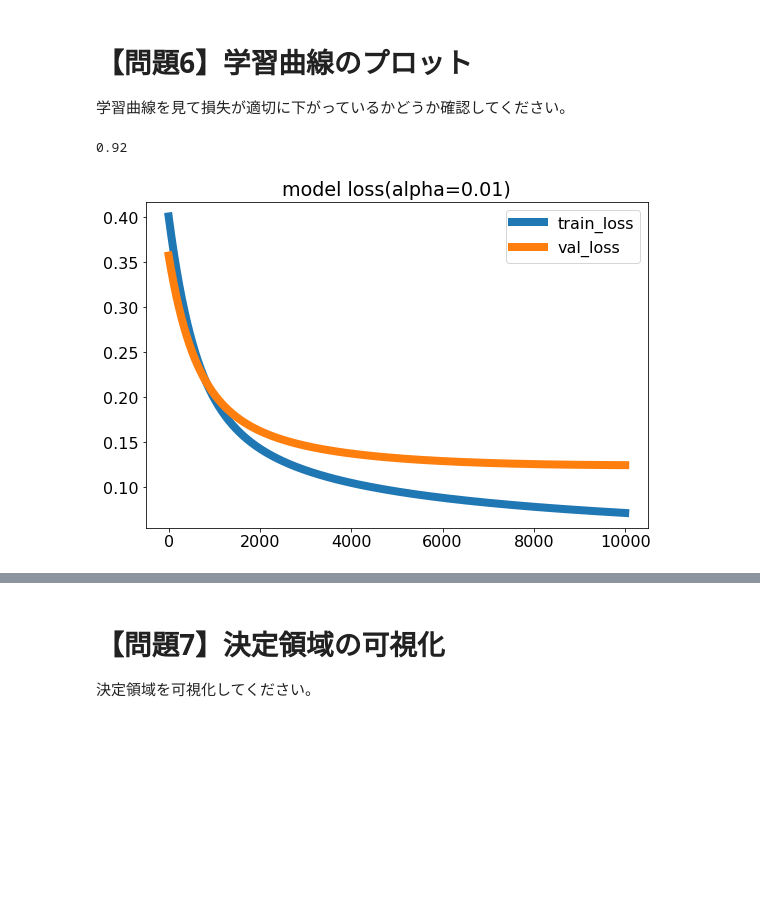
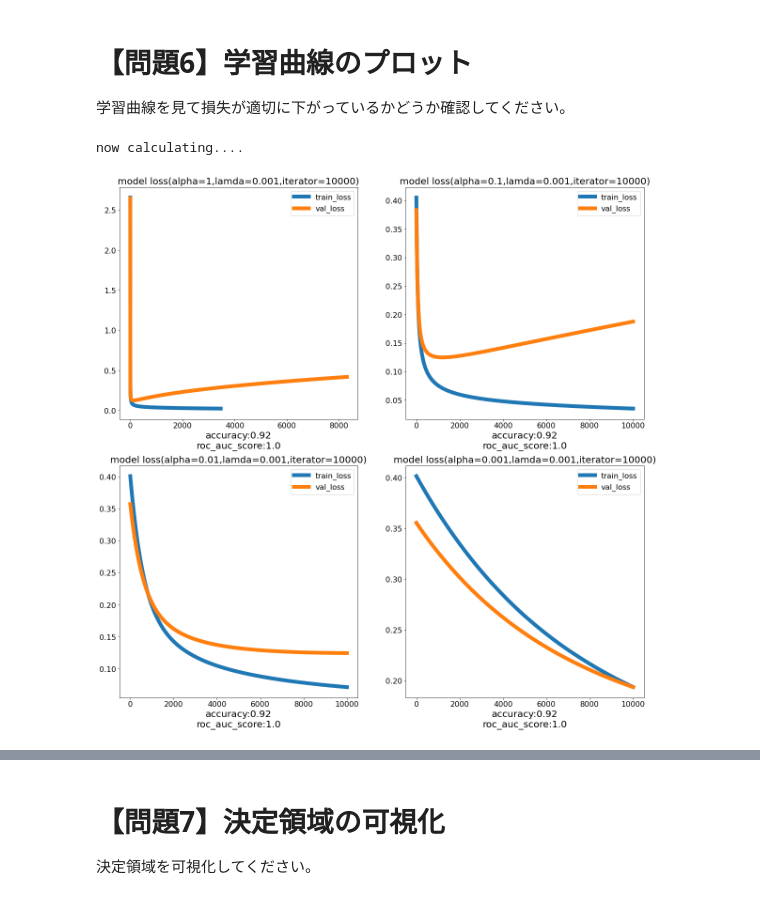
Before and after one commit to Go-to-Ray/diveintocode-ml-1, a Jupyter notebook: term1/scratch_logistic_regression.ipynb, the cells around one changed output, grey strips where cells are left out. Cells and saved outputs as stored; diff of their text form; code cells hidden in the pictures; blank space fills up the shorter version.

Commit message:
scratch_logistic_regression

```diff
--- a/term1/scratch_logistic_regression.ipynb
+++ b/term1/scratch_logistic_regression.ipynb
@@ -191,7 +192,7 @@ class ScratchLogisticRegression():
       検証データに対する損失の記録
 
     """
-    def __init__(self,num_iter=10000,lam=1e-3,lr=1e-2,bias=True, verbose=False,name="empty"):
+    def __init__(self,num_iter=1000,lam=1e-3,lr=1e-2,bias=True, verbose=False,name="empty"):
         # ハイパーパラメータを属性として記録
         self.iter = num_iter
         self.lr = lr
@@ -264,10 +265,12 @@ class ScratchLogisticRegression():
                     print("精度（平均2乗誤差）:{}\n".format(MSE(self.predict(self.X_val),self.y_val)))
         else:  #検証データが入力されない場合
             error = self._gradient_descent(self.X)
-            self.loss[0] =  loss_func(self.predict(self.X),y)
+            self.loss[0] = loss_func(self.predict(self.X),y,self.theta,self.lam)
+            self.val_loss[0] = loss_func(self.predict(self.X_val),y_val,self.theta,self.lam)
             for i in range(self.iter-1):
                 error = self._gradient_descent(self.X,error)
-                self.loss[i+1] = loss_func(self.predict(self.X),y)
+                self.loss[i+1] = loss_func(self.predict_proba(self.X),self.y,self.theta,self.lam)
+                self.val_loss[i+1] = loss_func(self.predict_proba(self.X_val),self.y_val,self.theta,self.lam)
                 if self.verbose:
                     #verboseをTrueにした際は学習過程を出力
                     print("{}回目".format(i+1))
@@ -507,20 +509,32 @@ accuracy_score(y_test,y_pred)
 # %% [markdown]
 # 【問題6】学習曲線のプロット
 学習曲線を見て損失が適切に下がっているかどうか確認してください。
-# %%
-slr_plot = ScratchLogisticRegression(lr = 1e-2)
-slr_plot.fit(x_train,y_train,x_test,y_test)
-y_pred = slr_plot.predict(x_test)
-y_pred_proba = slr.predict_proba(x_test)
-accuracy_score(y_test,y_pred)
-# %% [output]
-0.92
 # %%
-fig,ax = plt.subplots(1,1,figsize=(9,6))
-ax.set_title("model loss(alpha={})".format(slr_plot.lr))
-ax.plot(np.arange(len(slr_plot.loss)),slr_plot.loss,label="train_loss",linewidth=8)
-ax.plot(np.arange(len(slr_plot.val_loss)),slr_plot.val_loss,label="val_loss",linewidth=8)
-ax.legend()
+# 学習率によってどのように損失が変わるかを可視化する
+alpha = [1,1e-1,1e-2,1e-3]
+lam = 1e-3
+num_iter = 10000
+fig,ax = plt.subplots(2,2,figsize=(20,20))
+j = 0
+count = 0
+print("now calculating",end="")
+for i in range(2):
+    for j in range(2):
+        slr_plot = ScratchLogisticRegression(lr = alpha[count],lam=lam,num_iter=num_iter)
+        slr_plot.fit(x_train,y_train,x_test,y_test)
+        y_pred = slr_plot.predict(x_test)
+        accuracy = accuracy_score(y_test,y_pred)
+        y_pred_proba = slr.predict_proba(x_test)
+        print(".",end="")
+        #ここからグラフの描画
+        ax[i,j].set_title("model loss(alpha={},lamda={},iterator={})".format(slr_plot.lr,slr_plot.lam,slr_plot.iter),size=20)
+        ax[i,j].set_xlabel("accuracy:{}\nroc_auc_score:{}"\
+                           .format(accuracy,roc_auc),size=20)
+        ax[i,j].plot(np.arange(len(slr_plot.loss)),slr_plot.loss,label="train_loss",linewidth=8)
+        ax[i,j].plot(np.arange(len(slr_plot.val_loss)),slr_plot.val_loss,label="val_loss",linewidth=8)
+        ax[i,j].legend()
+        count += 1
 plt.show()
 # %% [output]
+now calculating....
-[figure, old version]
+[figure, new version]
```
Also changed, not shown: parts of 13 cells of this notebook.
